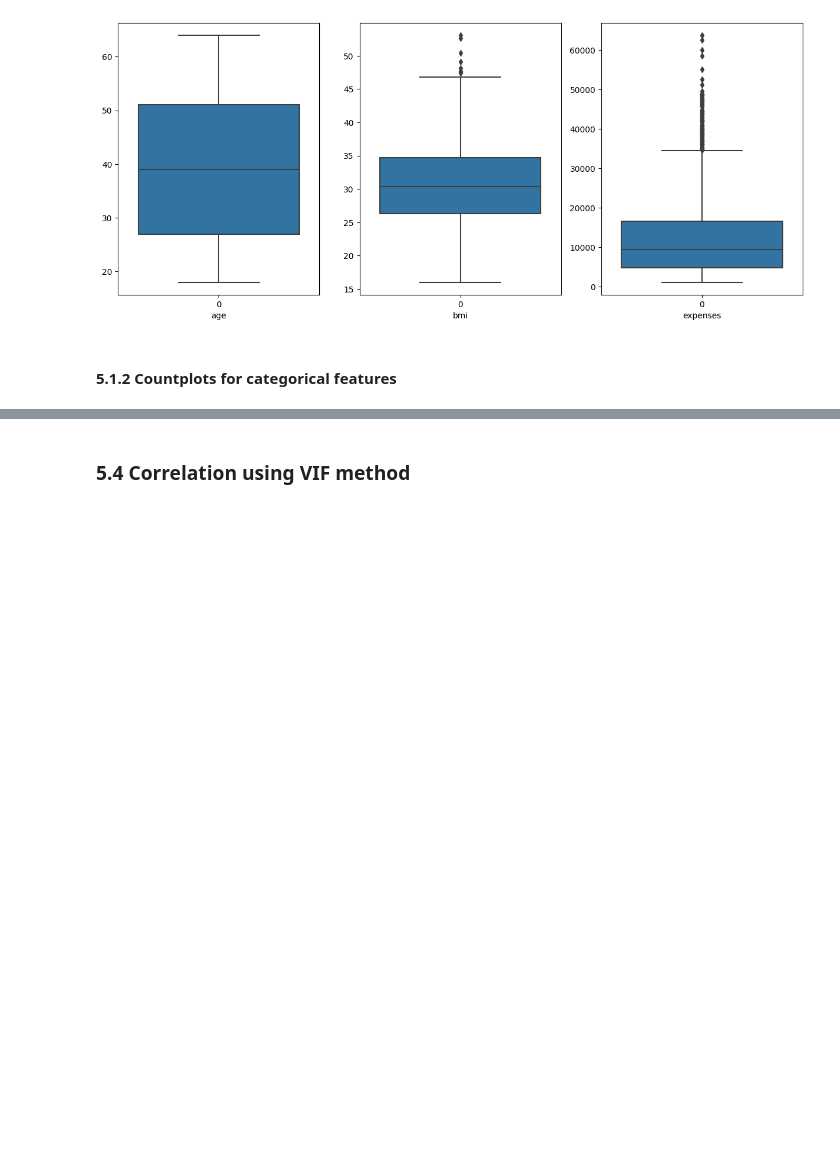
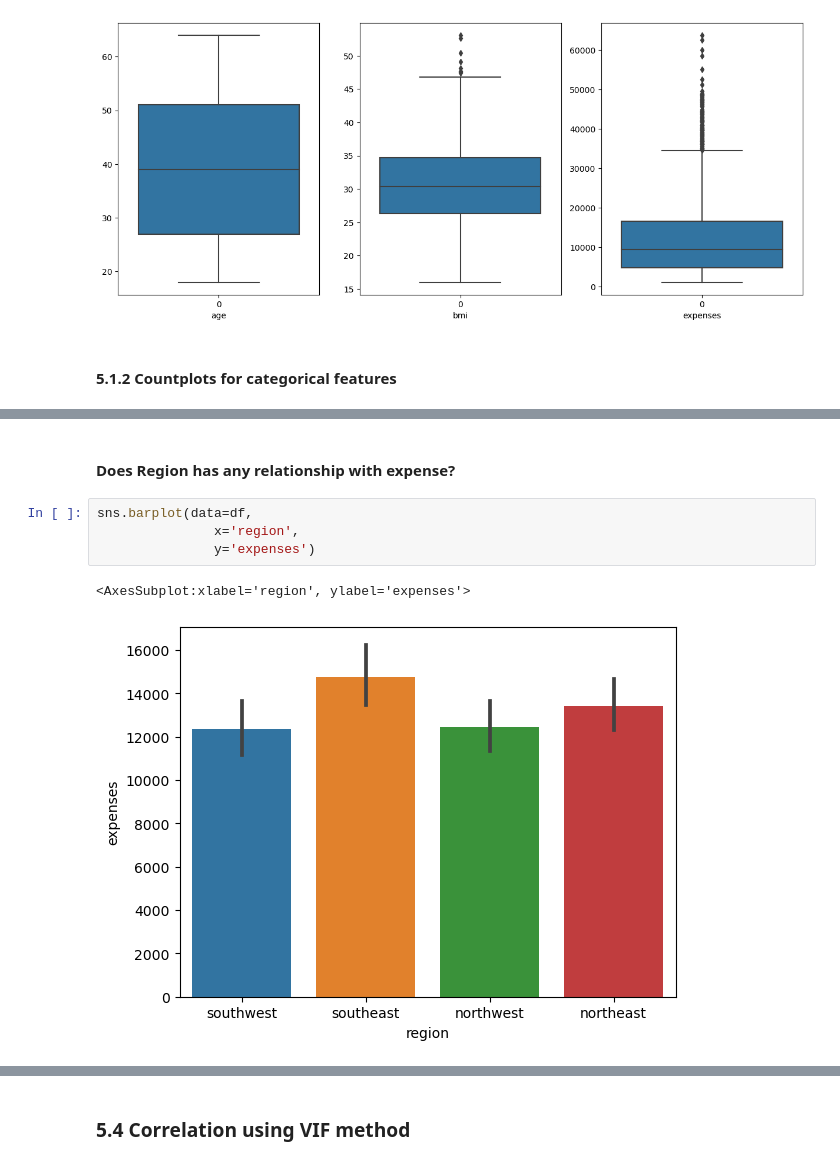
Before and after one commit to kuldeepguptahub/health-expenditure-prediction, a Jupyter notebook: notebooks/EDA.ipynb, the cells around one changed output, grey strips where cells are left out. Cells and saved outputs as stored; diff of their text form; blank space fills up the shorter version.

```diff
--- a/notebooks/EDA.ipynb
+++ b/notebooks/EDA.ipynb
@@ -220,0 +242,9 @@ plt.show()
+# %% [markdown]
+#### Does Region has any relationship with expense?
+# %%
+sns.barplot(data=df,
+               x='region',
+               y='expenses')
+# %% [output]
+<AxesSubplot:xlabel='region', ylabel='expenses'>
+[figure, added]
```
Also changed, not shown: parts of 33 cells of this notebook, 8 other files.
